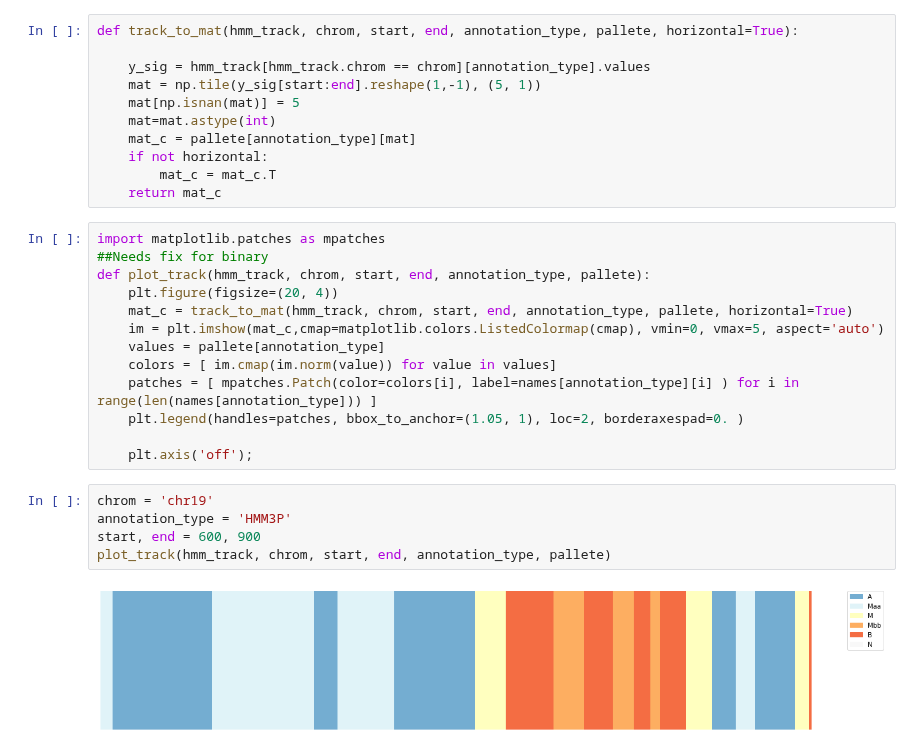
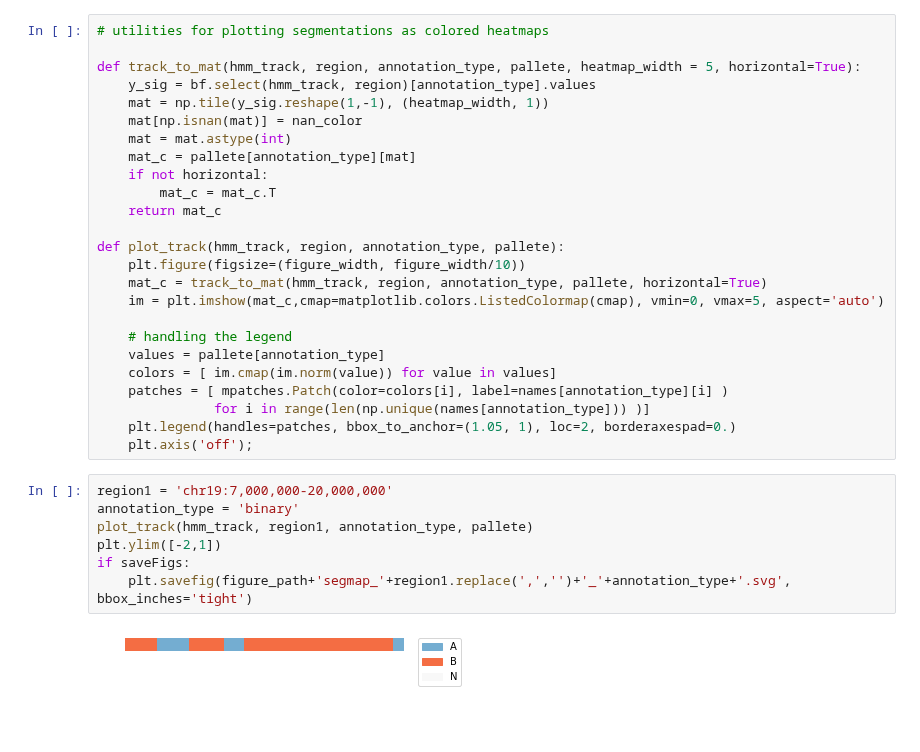
Before and after one commit to luisdiaz1997/HMM3P, a Jupyter notebook: notebooks/Figure1 - plotmap.ipynb, the cells around one changed output. Cells and saved outputs as stored; diff of their text form; blank space fills up the shorter version.

```diff
--- a/notebooks/Figure1 - plotmap.ipynb
+++ b/notebooks/Figure1 - plotmap.ipynb
@@ -49,34 +67,37 @@ def hex_to_rgb(hex_val):
     return tuple(int(hex_val[i:i+hlen//3], 16) for i in range(0, hlen, hlen//3))
 
 cmap = np.array(list([ np.array(hex_to_rgb(colordict[key]))/255 for key in colordict.keys()]))
-# %%
-def track_to_mat(hmm_track, chrom, start, end, annotation_type, pallete, horizontal=True):
-
-    y_sig = hmm_track[hmm_track.chrom == chrom][annotation_type].values
-    mat = np.tile(y_sig[start:end].reshape(1,-1), (5, 1))
-    mat[np.isnan(mat)] = 5
-    mat=mat.astype(int)
-    mat_c = pallete[annotation_type][mat]
-    if not horizontal:
-        mat_c = mat_c.T
-    return mat_c
 # %%
-import matplotlib.patches as mpatches
-##Needs fix for binary
-def plot_track(hmm_track, chrom, start, end, annotation_type, pallete):
-    plt.figure(figsize=(20, 4))
-    mat_c = track_to_mat(hmm_track, chrom, start, end, annotation_type, pallete, horizontal=True)
+# utilities for plotting segmentations as colored heatmaps
+
+def track_to_mat(hmm_track, region, annotation_type, pallete, heatmap_width = 5, horizontal=True):
+    y_sig = bf.select(hmm_track, region)[annotation_type].values
+    mat = np.tile(y_sig.reshape(1,-1), (heatmap_width, 1))
+    mat[np.isnan(mat)] = nan_color
+    mat = mat.astype(int)
+    mat_c = pallete[annotation_type][mat]
+    if not horizontal:
+        mat_c = mat_c.T
+    return mat_c
+
+def plot_track(hmm_track, region, annotation_type, pallete):
+    plt.figure(figsize=(figure_width, figure_width/10))
+    mat_c = track_to_mat(hmm_track, region, annotation_type, pallete, horizontal=True)
     im = plt.imshow(mat_c,cmap=matplotlib.colors.ListedColormap(cmap), vmin=0, vmax=5, aspect='auto')
+
+    # handling the legend
     values = pallete[annotation_type]
     colors = [ im.cmap(im.norm(value)) for value in values]
-    patches = [ mpatches.Patch(color=colors[i], label=names[annotation_type][i] ) for i in range(len(names[annotation_type])) ]
-    plt.legend(handles=patches, bbox_to_anchor=(1.05, 1), loc=2, borderaxespad=0. )
-
+    patches = [ mpatches.Patch(color=colors[i], label=names[annotation_type][i] )
+               for i in range(len(np.unique(names[annotation_type])) )]
+    plt.legend(handles=patches, bbox_to_anchor=(1.05, 1), loc=2, borderaxespad=0.)
     plt.axis('off');
-# %%
-chrom = 'chr19'
-annotation_type = 'HMM3P'
-start, end = 600, 900
-plot_track(hmm_track, chrom, start, end, annotation_type, pallete)
-# %% [output]
-[figure, removed]
+# %%
+region1 = 'chr19:7,000,000-20,000,000'
+annotation_type = 'binary'
+plot_track(hmm_track, region1, annotation_type, pallete)
+plt.ylim([-2,1])
+if saveFigs:
+    plt.savefig(figure_path+'segmap_'+region1.replace(',','')+'_'+annotation_type+'.svg', bbox_inches='tight')
+# %% [output]
+[figure, added]
```
Also changed, not shown: parts of 19 cells of this notebook.
